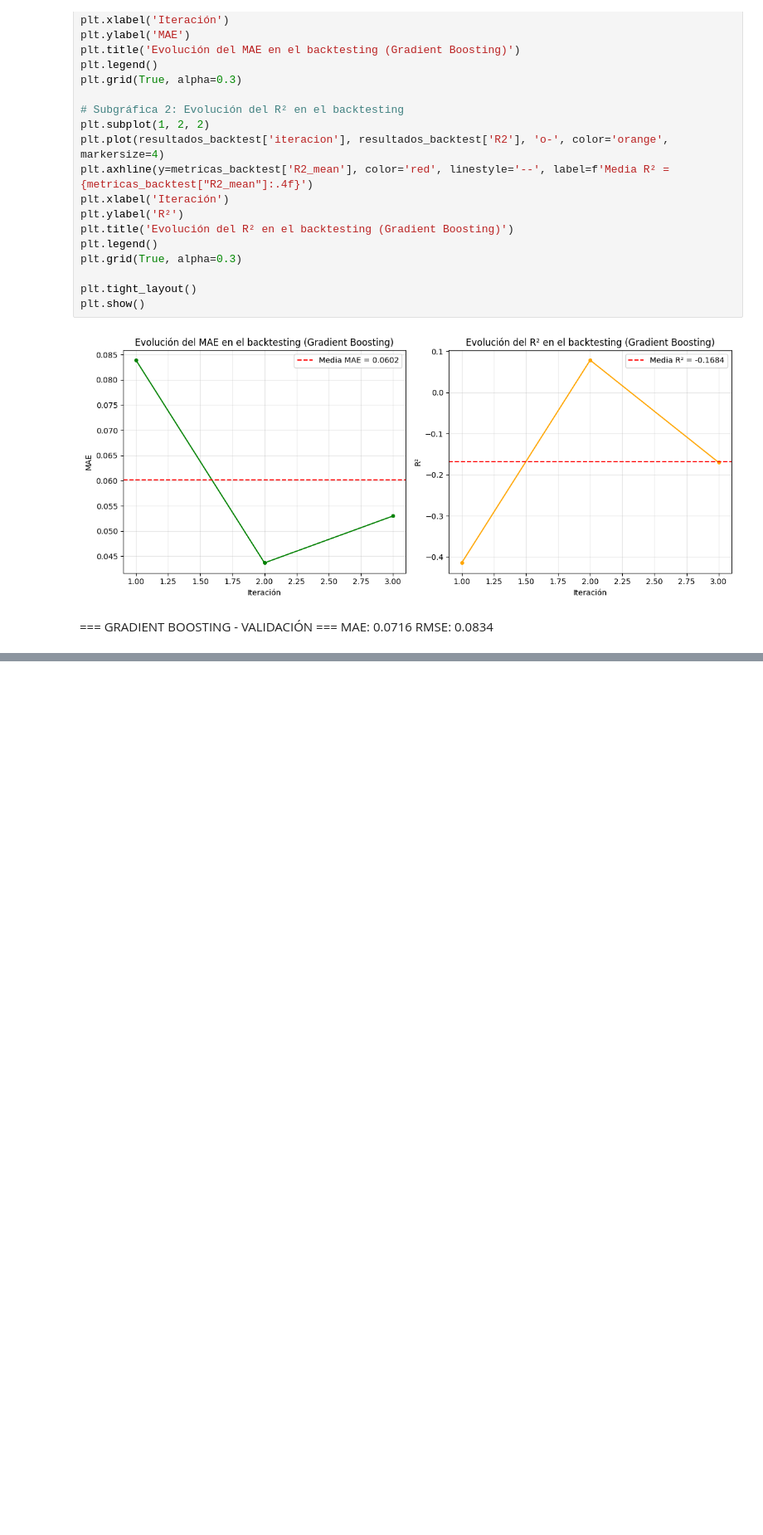
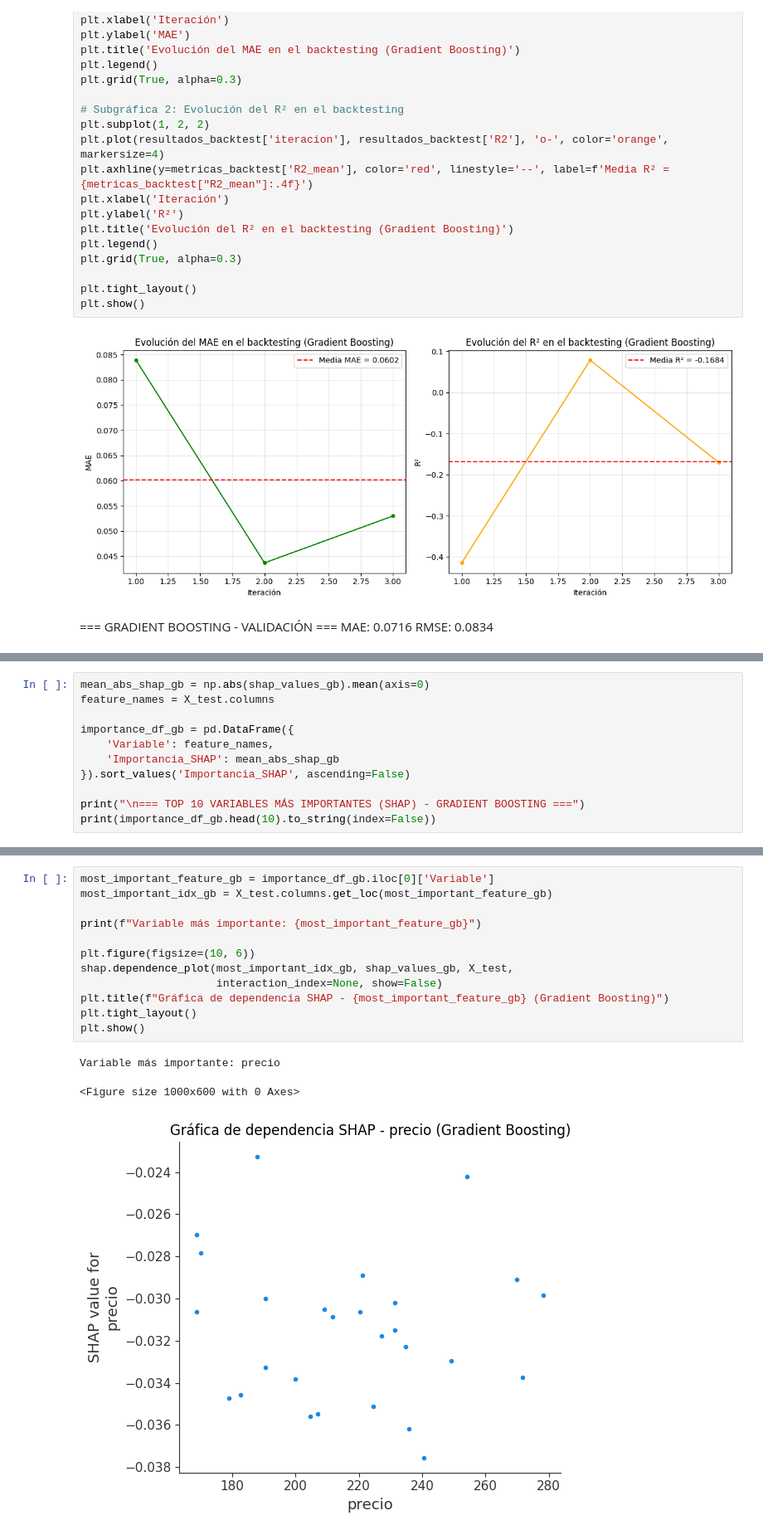
Before and after one commit to rubensanle/TFG, a Jupyter notebook: CodigosPython/ModelosPredictivos/ML/GradientBoosting_BUENO.ipynb, the cells around one changed output, grey strips where cells are left out. Shown at 83% size. Saved outputs shown, nothing was run; the diff lists cells and outputs as text; blank space fills up the shorter version.

```diff
--- a/CodigosPython/ModelosPredictivos/ML/GradientBoosting_BUENO.ipynb
+++ b/CodigosPython/ModelosPredictivos/ML/GradientBoosting_BUENO.ipynb
@@ -405,0 +460,11 @@ joblib.dump(best_gb, 'gradient_boosting_model.pkl')
+# %%
+mean_abs_shap_gb = np.abs(shap_values_gb).mean(axis=0)
+feature_names = X_test.columns
+
+importance_df_gb = pd.DataFrame({
+    'Variable': feature_names,
+    'Importancia_SHAP': mean_abs_shap_gb
+}).sort_values('Importancia_SHAP', ascending=False)
+
+print("\n=== TOP 10 VARIABLES MÁS IMPORTANTES (SHAP) - GRADIENT BOOSTING ===")
+print(importance_df_gb.head(10).to_string(index=False))
@@ -405,0 +484,16 @@ joblib.dump(best_gb, 'gradient_boosting_model.pkl')
+# %%
+most_important_feature_gb = importance_df_gb.iloc[0]['Variable']
+most_important_idx_gb = X_test.columns.get_loc(most_important_feature_gb)
+
+print(f"Variable más importante: {most_important_feature_gb}")
+
+plt.figure(figsize=(10, 6))
+shap.dependence_plot(most_important_idx_gb, shap_values_gb, X_test,
+                     interaction_index=None, show=False)
+plt.title(f"Gráfica de dependencia SHAP - {most_important_feature_gb} (Gradient Boosting)")
+plt.tight_layout()
+plt.show()
+# %% [output]
+Variable más importante: precio
+<Figure size 1000x600 with 0 Axes>
+[figure, added]
```
Also changed, not shown: parts of 15 cells of this notebook, 23 other files.
